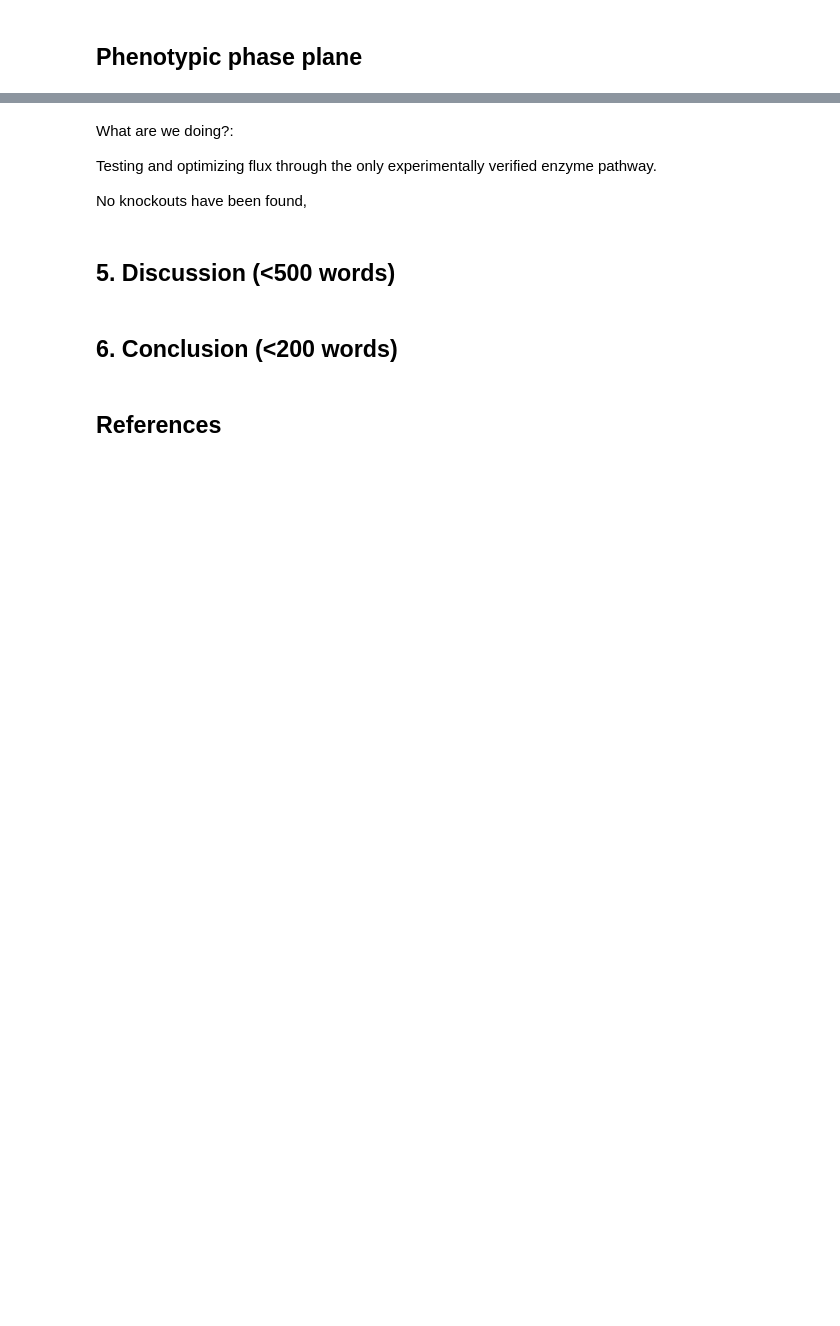
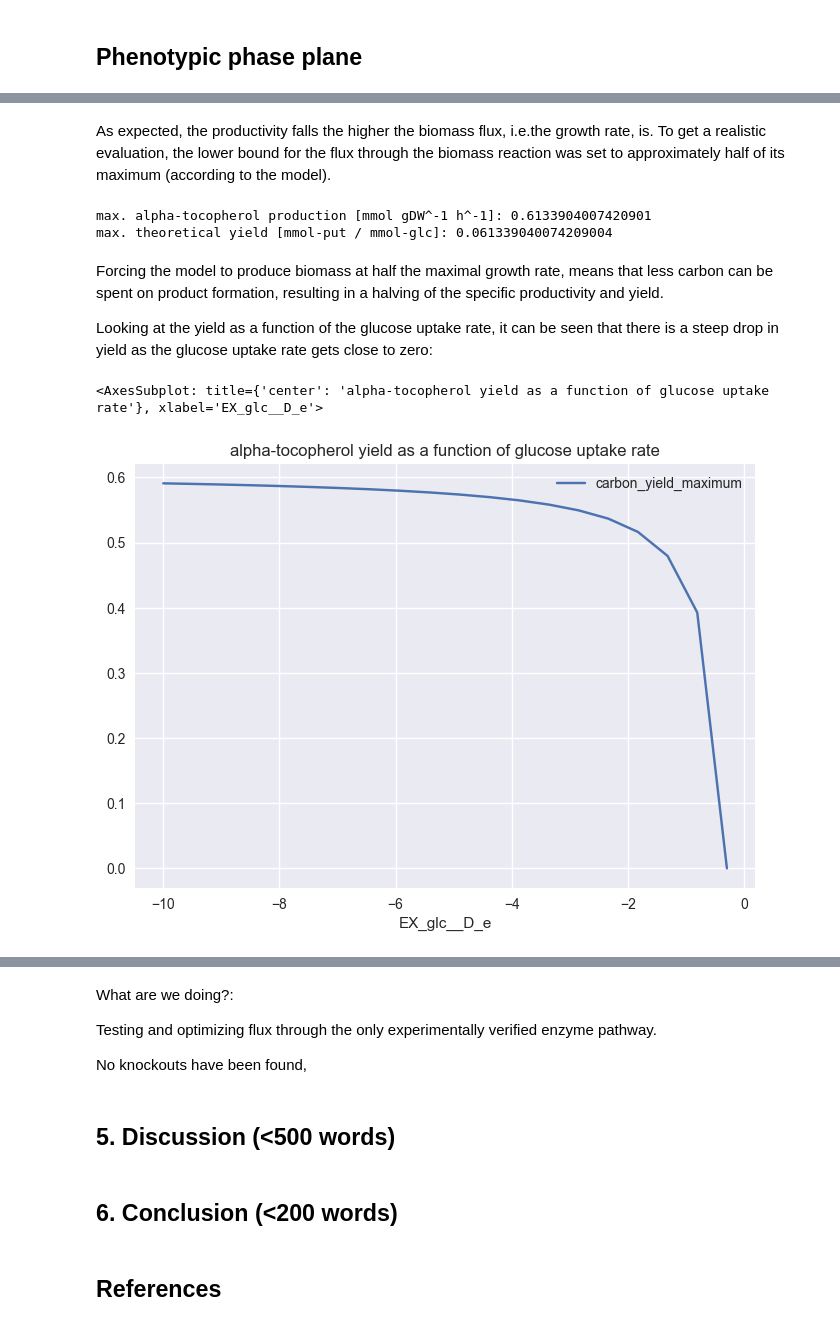
Before and after one commit to 27410/27410-group-assigment-group_2, a Jupyter notebook: Report.ipynb, the cells around one changed output, grey strips where cells are left out. Saved outputs shown, nothing was run; the diff lists cells and outputs as text; code cells hidden in the pictures; blank space fills up the shorter version.

```diff
--- a/Report.ipynb
+++ b/Report.ipynb
@@ -121,0 +114,21 @@ ppp_tyr.plot(x='EX_tyr__L_e', y='flux_maximum', title = 'alpha-tocopherol produc
+# %% [markdown]
+As expected, the productivity falls the higher the biomass flux, i.e.the growth rate, is. To get a realistic evaluation, the lower bound for the flux through the biomass reaction was set to approximately half of its maximum (according to the model).
+# %%
+with model:
+    model.reactions.BIOMASS_Ec_iML1515_core_75p37M.lower_bound = 0.44
+    avite_production = model.optimize().objective_value
+    theor_yield = avite_production / (-1*model.reactions.EX_glc__D_e.flux)
+    print("max. alpha-tocopherol production [mmol gDW^-1 h^-1]:", avite_production)
+    print("max. theoretical yield [mmol-put / mmol-glc]:", theor_yield)
+# %% [output]
+max. alpha-tocopherol production [mmol gDW^-1 h^-1]: 0.6133904007420901
+max. theoretical yield [mmol-put / mmol-glc]: 0.061339040074209004
+# %% [markdown]
+Forcing the model to produce biomass at half the maximal growth rate, means that less carbon can be spent on product formation, resulting in a halving of the specific productivity and yield.
+
+Looking at the yield as a function of the glucose uptake rate, it can be seen that there is a steep drop in yield as the glucose uptake rate gets close to zero:
+# %%
+ppp_avite.plot(x='EX_glc__D_e', y='carbon_yield_maximum', title = 'alpha-tocopherol yield as a function of glucose uptake rate') #carbon yield of putrescine as function of glucose uptake
+# %% [output]
+<AxesSubplot: title={'center': 'alpha-tocopherol yield as a function of glucose uptake rate'}, xlabel='EX_glc__D_e'>
+[figure, added]
```
Also changed, not shown: parts of 15 cells of this notebook.
